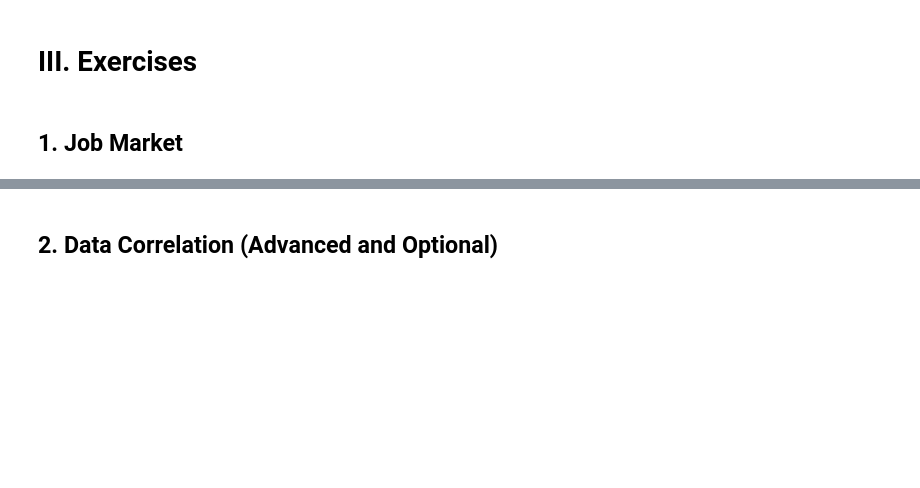
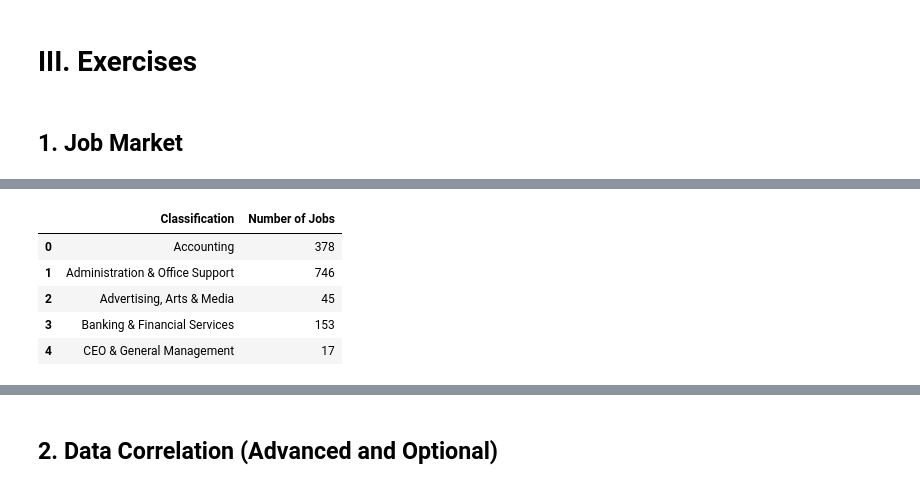
Before and after one commit to tangquochung/Data_Mining_Lab, a Jupyter notebook: Lab3/QuocHung_Lab3.ipynb, the cells around one changed output, grey strips where cells are left out. Cells and saved outputs as stored; diff of their text form; code cells hidden in the pictures; blank space fills up the shorter version.

```diff
--- a/Lab3/QuocHung_Lab3.ipynb
+++ b/Lab3/QuocHung_Lab3.ipynb
@@ -7 +22,12 @@
+# %%
+# Job by location
+df1 = df.groupby(["Classification"])["Id"].count().reset_index(name="Number of Jobs")
+df1.head()
+# %% [output]
+|  | Classification | Number of Jobs |
+| 0 | Accounting | 378 |
+| 1 | Administration & Office Support | 746 |
+| 2 | Advertising, Arts & Media | 45 |
+| 3 | Banking & Financial Services | 153 |
+| 4 | CEO & General Management | 17 |
 # %%
```
Also changed, not shown: parts of 6 cells of this notebook, 2 other files.
